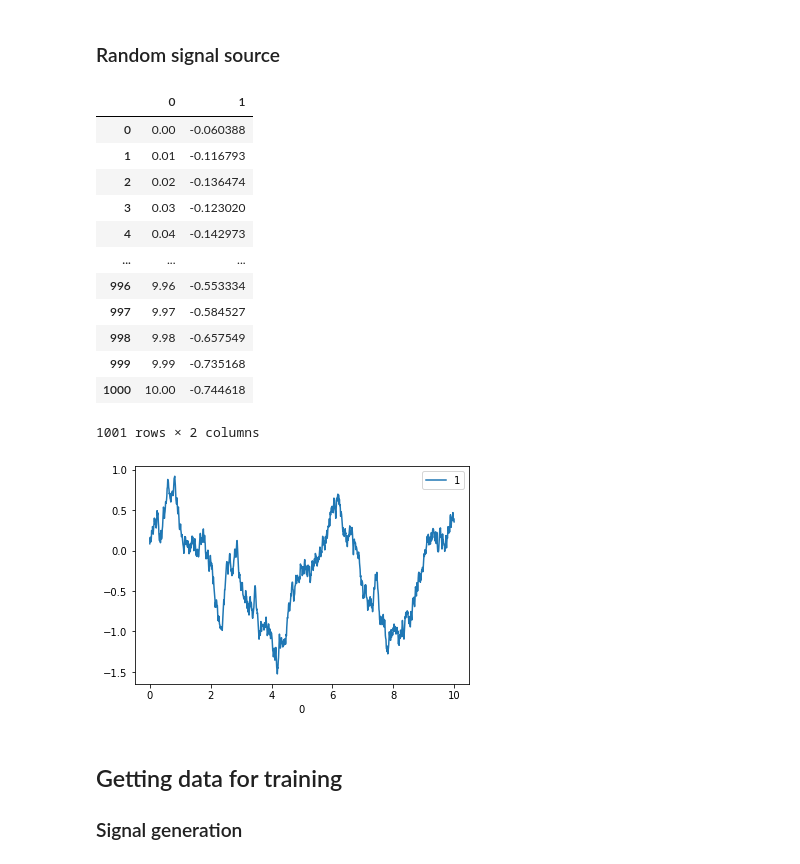
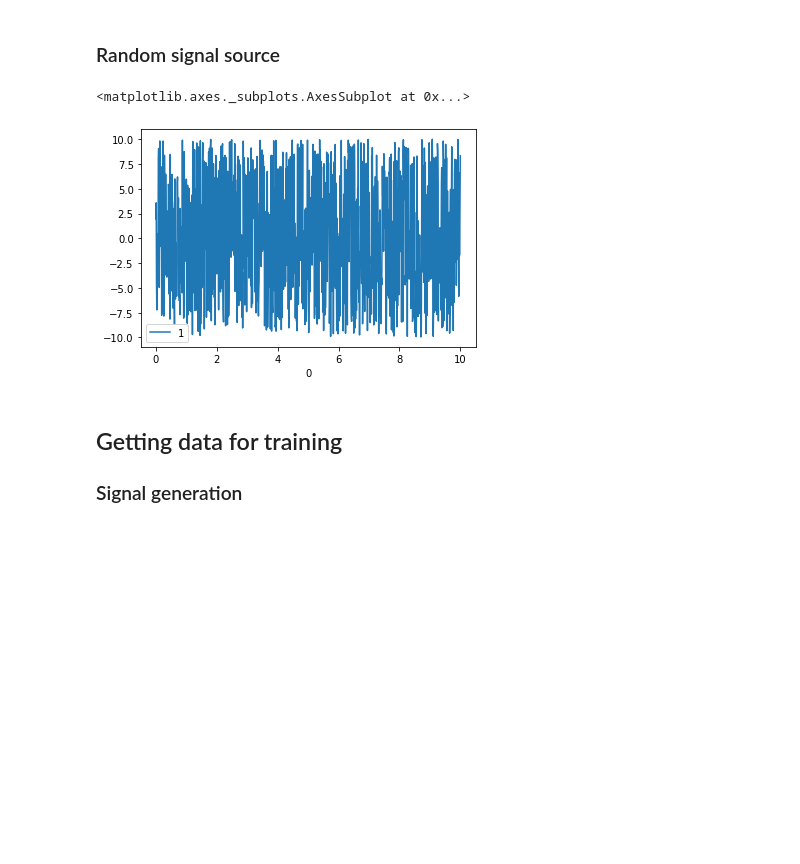
Before and after one commit to hrbolek/learning, a Jupyter notebook: itsystems/neural.ipynb, the cells around one changed output. Cells and saved outputs as stored; diff of their text form; code cells hidden in the pictures; blank space fills up the shorter version.

```diff
--- a/itsystems/neural.ipynb
+++ b/itsystems/neural.ipynb
@@ -221,37 +215,20 @@ displaySignal(simulation(timeFunc()))
 # %%
 from random import random as rnd
 from random import seed
-def createRandomSignal(startValue = 0, stepValue = 10):
-  def u(gen):
-    currentValue = startValue
-    for (time, value) in gen:
-      r = 2 * rnd() - 1
-      yield time, stepValue * r
-  return u
+def createRandomSignal(startValue = 0, stepValue = 10, timegen = []):
+  currentValue = startValue
+  for (time, value) in timegen:
+    r = 2 * rnd() - 1
+    yield time, stepValue * r
 
 # example of use
 timeFunc = createTimeGenerator(startTime = 0, endTime = 10, deltaTime = 0.01)
-rSignal = createRandomSignal()
-system = createFilter2Order(1, 1, 1, deltaTime)
-
-simulation = connect(rSignal, system)
-plotSignal(simulation(timeFunc()))
-displaySignal(simulation(timeFunc()))
+rSignal = list(createRandomSignal(timegen = timeFunc()))
+plotSignal(rSignal)
+#displaySignal(rSignal(timeFunc()))
 # %% [output]
-|  | 0 | 1 |
-| 0 | 0.00 | -0.060388 |
-| 1 | 0.01 | -0.116793 |
-| 2 | 0.02 | -0.136474 |
-| 3 | 0.03 | -0.123020 |
-| 4 | 0.04 | -0.142973 |
-| ... | ... | ... |
-| 996 | 9.96 | -0.553334 |
-| 997 | 9.97 | -0.584527 |
-| 998 | 9.98 | -0.657549 |
-| 999 | 9.99 | -0.735168 |
-| 1000 | 10.00 | -0.744618 |
-1001 rows × 2 columns
+<matplotlib.axes._subplots.AxesSubplot at 0x...>
-[figure, old version]
+[figure, new version]
 # %% [markdown]
 ## Getting data for training
 ### Signal generation
```
Also changed, not shown: parts of 11 cells of this notebook.
